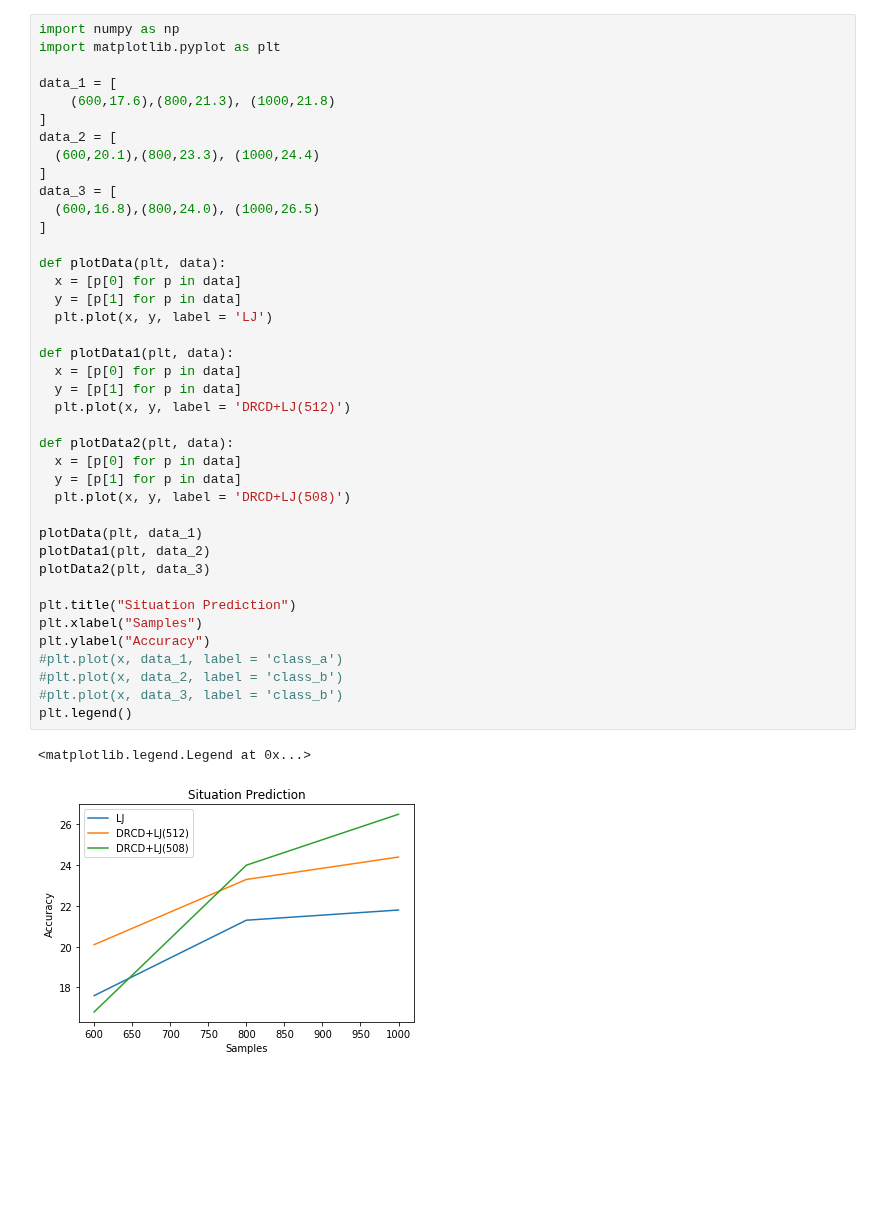
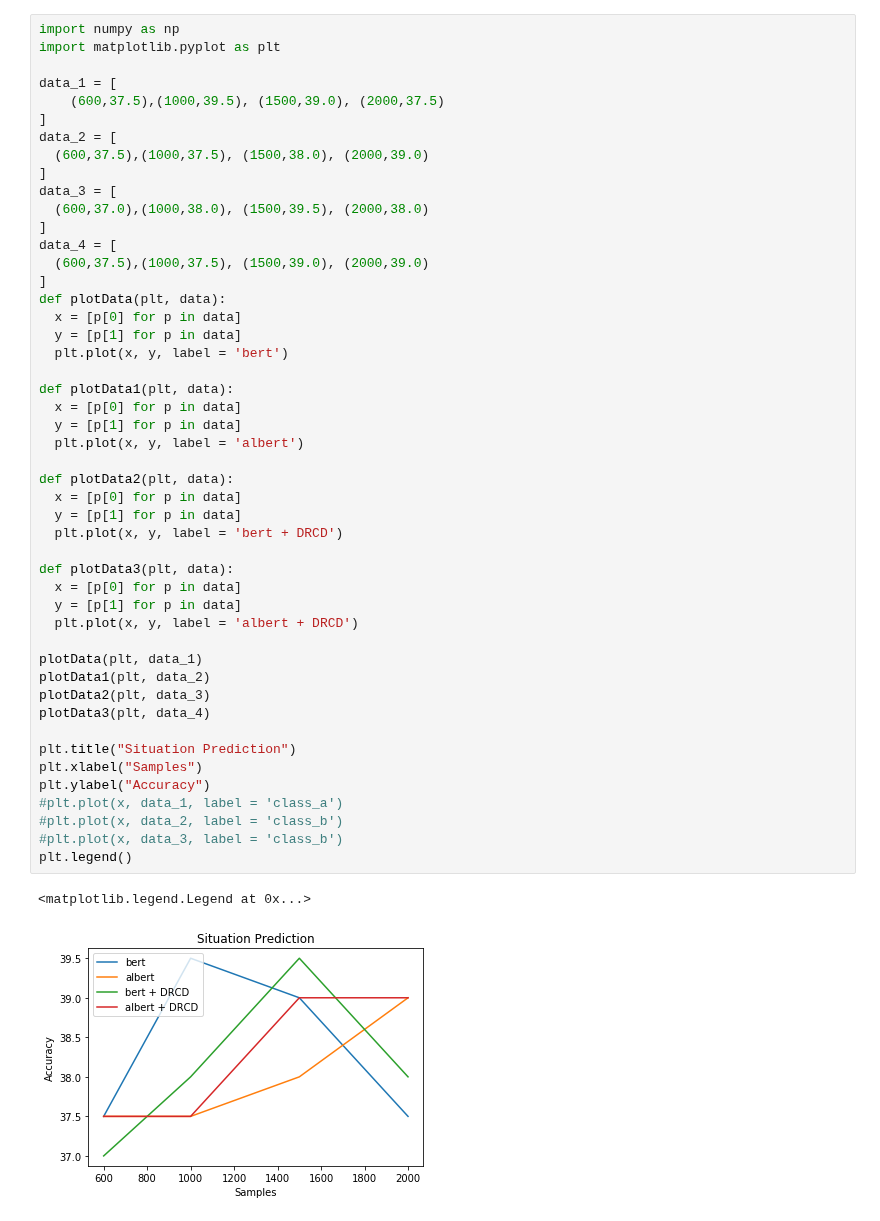
Before and after one commit to an8282p/albert, a Jupyter notebook: 實驗結果圖表顯示.ipynb, the cells around one changed output. Saved outputs shown, nothing was run; the diff lists cells and outputs as text; blank space fills up the shorter version.

```diff
--- a/實驗結果圖表顯示.ipynb
+++ b/實驗結果圖表顯示.ipynb
@@ -3,41 +3,49 @@ import numpy as np
 import matplotlib.pyplot as plt
 
 data_1 = [
-    (600,17.6),(800,21.3), (1000,21.8)
+    (600,37.5),(1000,39.5), (1500,39.0), (2000,37.5)
 ]
 data_2 = [
-  (600,20.1),(800,23.3), (1000,24.4)
+  (600,37.5),(1000,37.5), (1500,38.0), (2000,39.0)
 ]
 data_3 = [
-  (600,16.8),(800,24.0), (1000,26.5)
+  (600,37.0),(1000,38.0), (1500,39.5), (2000,38.0)
 ]
-
+data_4 = [
+  (600,37.5),(1000,37.5), (1500,39.0), (2000,39.0)
+]
 def plotData(plt, data):
   x = [p[0] for p in data]
   y = [p[1] for p in data]
-  plt.plot(x, y, label = 'LJ')
+  plt.plot(x, y, label = 'bert')
 
 def plotData1(plt, data):
   x = [p[0] for p in data]
   y = [p[1] for p in data]
-  plt.plot(x, y, label = 'DRCD+LJ(512)')
+  plt.plot(x, y, label = 'albert')
 
 def plotData2(plt, data):
   x = [p[0] for p in data]
   y = [p[1] for p in data]
-  plt.plot(x, y, label = 'DRCD+LJ(508)')
+  plt.plot(x, y, label = 'bert + DRCD')
+
+def plotData3(plt, data):
+  x = [p[0] for p in data]
+  y = [p[1] for p in data]
+  plt.plot(x, y, label = 'albert + DRCD')
 
 plotData(plt, data_1)
 plotData1(plt, data_2)
 plotData2(plt, data_3)
+plotData3(plt, data_4)
 
 plt.title("Situation Prediction")
 plt.xlabel("Samples")
 plt.ylabel("Accuracy")
 #plt.plot(x, data_1, label = 'class_a')
 #plt.plot(x, data_2, label = 'class_b')
 #plt.plot(x, data_3, label = 'class_b')
 plt.legend()
 # %% [output]
 <matplotlib.legend.Legend at 0x...>
-[figure, old version]
+[figure, new version]
```
Also changed, not shown: 12 other files.
